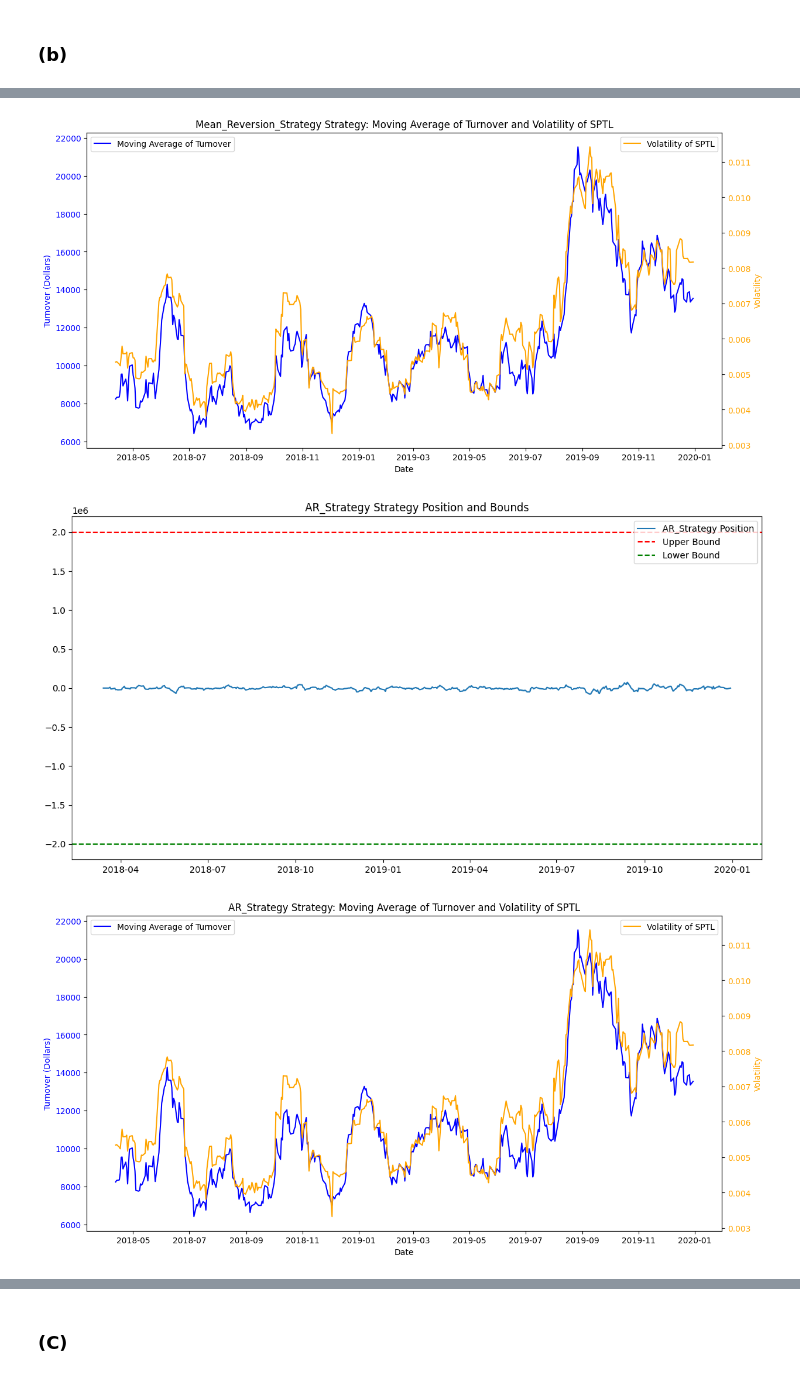
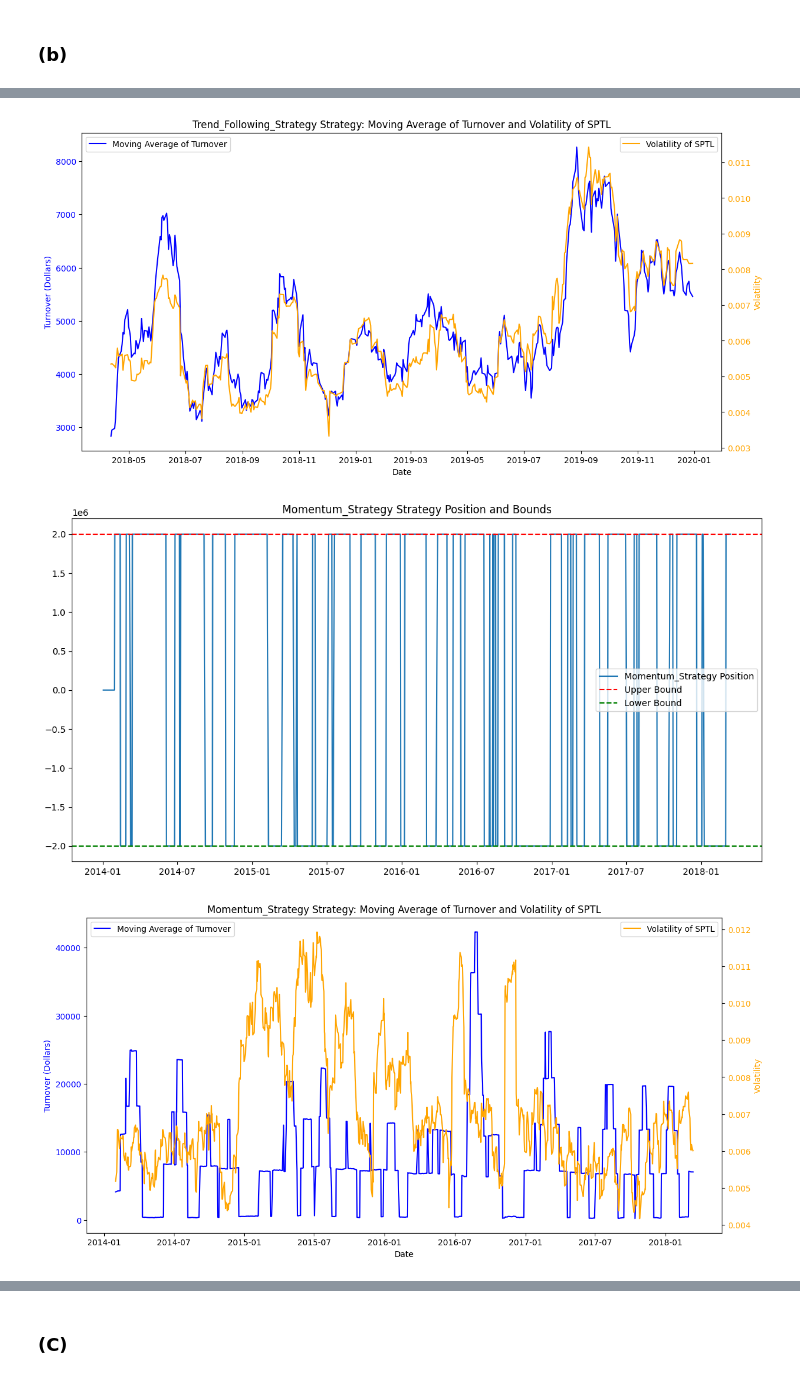
Before and after one commit to Nikitich2033/AlgoTrading_CW2, a Jupyter notebook: CW2_Notebook.ipynb, the cells around one changed output, grey strips where cells are left out. Drawn from its saved outputs; the diff is of its cells as text; code cells hidden in the pictures.

Commit message:
momentum strategy

```diff
--- a/CW2_Notebook.ipynb
+++ b/CW2_Notebook.ipynb
@@ -22,7 +22,7 @@ sptl_df.set_index('Date', inplace=True)
 
 # Merge the datasets on the date index
 merged_df = sptl_df.join(effr_df['Daily Rate'], how='left')
-merged_df['Daily Rate'].fillna(method='ffill', inplace=True)
+merged_df['Daily Rate'].ffill(inplace=True)
 
 # Calculate the daily price change for SPTL
 merged_df['Price Change'] = merged_df['Adj Close'].diff()
@@ -198,7 +195,7 @@ def calculate_and_plot_strategy_metrics(df, strategy_name, initial_capital, leve
     df[strategy_name + '_Turnover_units'] = (df[strategy_name] / df['Adj Close']).diff().abs()
 
     # Calculate moving average of the turnover in dollars
-    df[strategy_name + '_Turnover_MA'] = df[strategy_name + '_Turnover_dollars'].rolling(window=20).mean()
+    df[strategy_name + '_Turnover_MA'] = df[strategy_name + '_Turnover_units'].rolling(window=20).mean()
 
     # Calculate the volatility of SPTL (standard deviation of returns)
     df['Volatility'] = df['Adj Close'].pct_change().rolling(window=20).std()
@@ -235,7 +232,24 @@ def calculate_and_plot_strategy_metrics(df, strategy_name, initial_capital, leve
     plt.show()
 
 # Call the function for each strategy
+calculate_and_plot_strategy_metrics(train_df, 'Trend_Following_Strategy', initial_capital, leverage)
 calculate_and_plot_strategy_metrics(test_df, 'Trend_Following_Strategy', initial_capital, leverage)
-calculate_and_plot_strategy_metrics(test_df, 'Mean_Reversion_Strategy', initial_capital, leverage)
-calculate_and_plot_strategy_metrics(test_df, 'AR_Strategy', initial_capital, leverage)
+
+
+calculate_and_plot_strategy_metrics(train_df, 'Momentum_Strategy', initial_capital, leverage)
+calculate_and_plot_strategy_metrics(test_df, 'Momentum_Strategy', initial_capital, leverage)
+
+calculate_and_plot_strategy_metrics(train_df, 'RSI_Strategy', initial_capital, leverage)
+calculate_and_plot_strategy_metrics(test_df, 'RSI_Strategy', initial_capital, leverage)
+
+# Plotting the RSI over time
+plt.figure(figsize=(10, 6))
+plt.plot(train_df.index, train_df['RSI'], label='RSI')
+plt.axhline(70, color='r', linestyle='--', label='Overbought (70)')
+plt.axhline(30, color='g', linestyle='--', label='Oversold (30)')
+plt.title('Relative Strength Index (RSI) Over Time')
+plt.xlabel('Date')
+plt.ylabel('RSI')
+plt.legend()
+plt.show()
 # %% [output]
@@ -245,3 +259,3 @@ calculate_and_plot_strategy_metrics(test_df, 'AR_Strategy', initial_capital, lev
-[figure, old version]
+[figure, new version]
-[figure, old version]
+[figure, new version]
-[figure, old version]
+[figure, new version]
```
Also changed, not shown: parts of 7 cells of this notebook.
